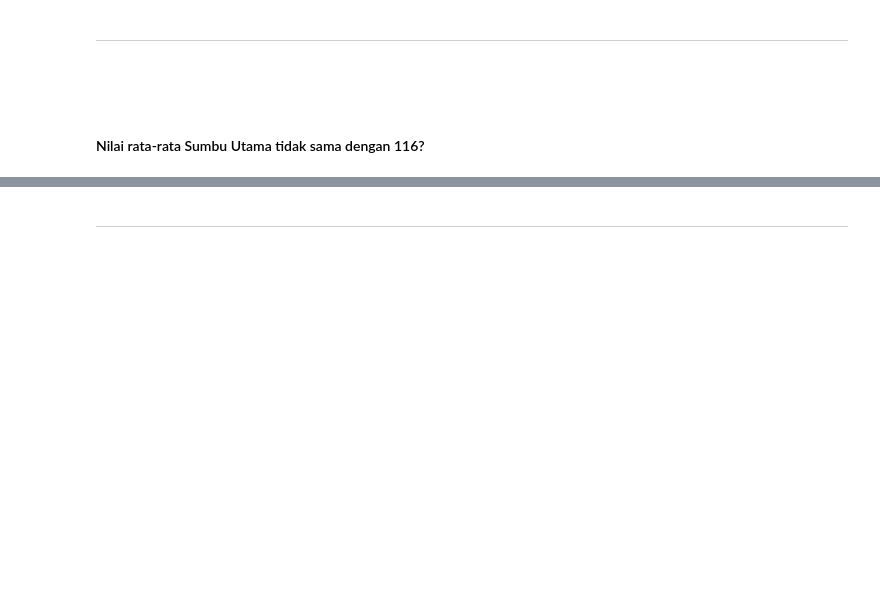
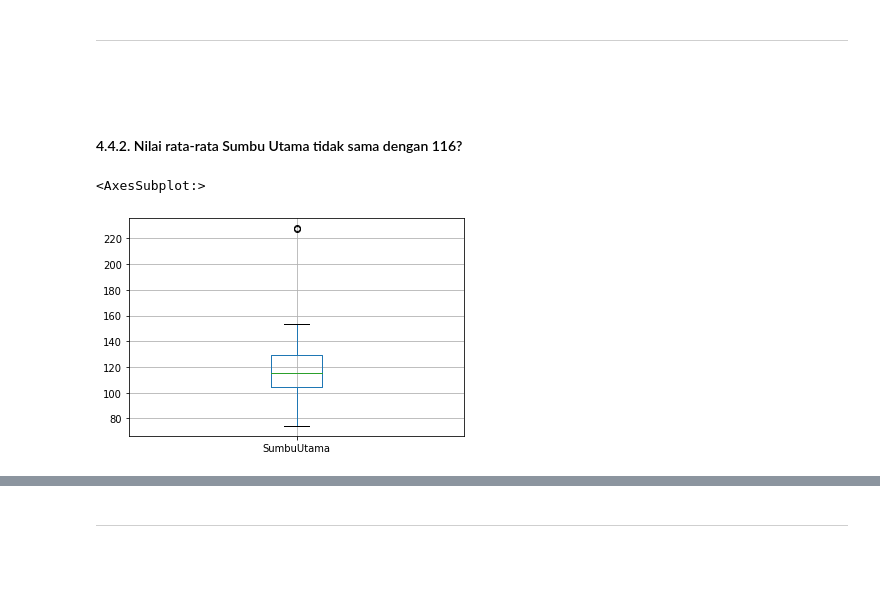
Before and after one commit to Lock1/IF2220-Probstat, a Jupyter notebook: TubesProbstat.ipynb, the cells around one changed output, grey strips where cells are left out. Saved outputs shown, nothing was run; the diff lists cells and outputs as text; code cells hidden in the pictures; blank space fills up the shorter version.

````diff
--- a/TubesProbstat.ipynb
+++ b/TubesProbstat.ipynb
@@ -753,4 +753,9 @@ Nilai $z$ yang dihitung dari uji statistik menunjukan bahwa $z > c$ sehingga nil
 
 ```
 # %% [markdown]
-#### Nilai rata-rata Sumbu Utama tidak sama dengan 116?
+#### 4.4.2. Nilai rata-rata Sumbu Utama tidak sama dengan 116?
+# %%
+dataset.boxplot(["SumbuUtama"])
+# %% [output]
+<AxesSubplot:>
+[figure, added]
````
Also changed, not shown: parts of 18 cells of this notebook.
